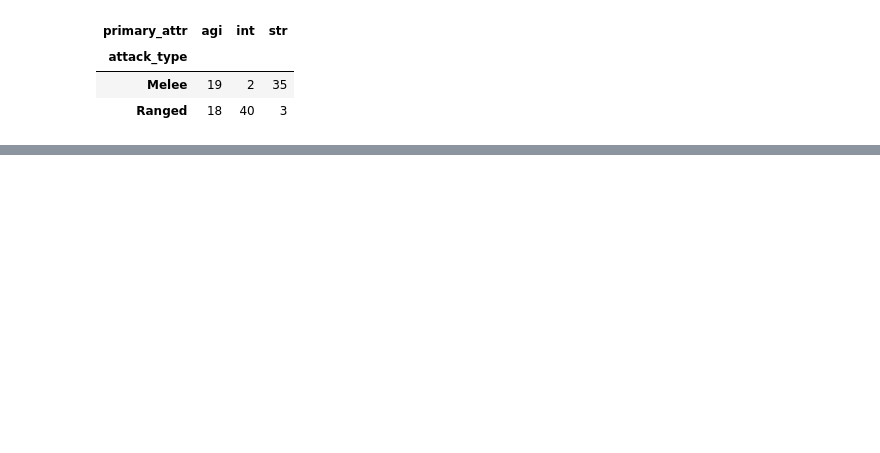
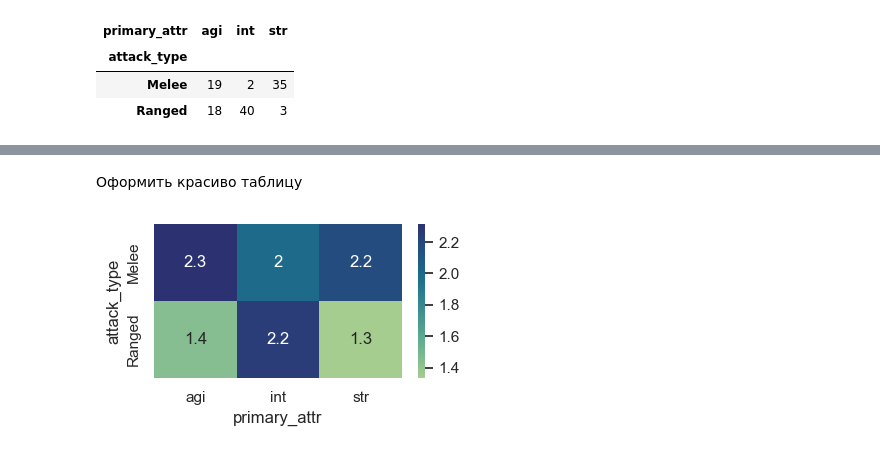
Before and after one commit to gbrs/nadyas_introductory_course, a Jupyter notebook: dota_hero.ipynb, the cells around one changed output, grey strips where cells are left out. Drawn from its saved outputs; the diff is of its cells as text; code cells hidden in the pictures; blank space fills up the shorter version.

```diff
--- a/dota_hero.ipynb
+++ b/dota_hero.ipynb
@@ -122,3 +221,10 @@ df.pivot_table('legs', 'attack_type', 'primary_attr')
+# %% [markdown]
+Оформить красиво таблицу
+# %%
+plt.figure(figsize=(4, 2))
+sns.heatmap(pt2, annot=True, cmap='crest');
+# %% [output]
+[figure, added]
 # %%
 df.head(1)
 # %% [output]
```
Also changed, not shown: parts of 49 cells of this notebook, 1 other file.
